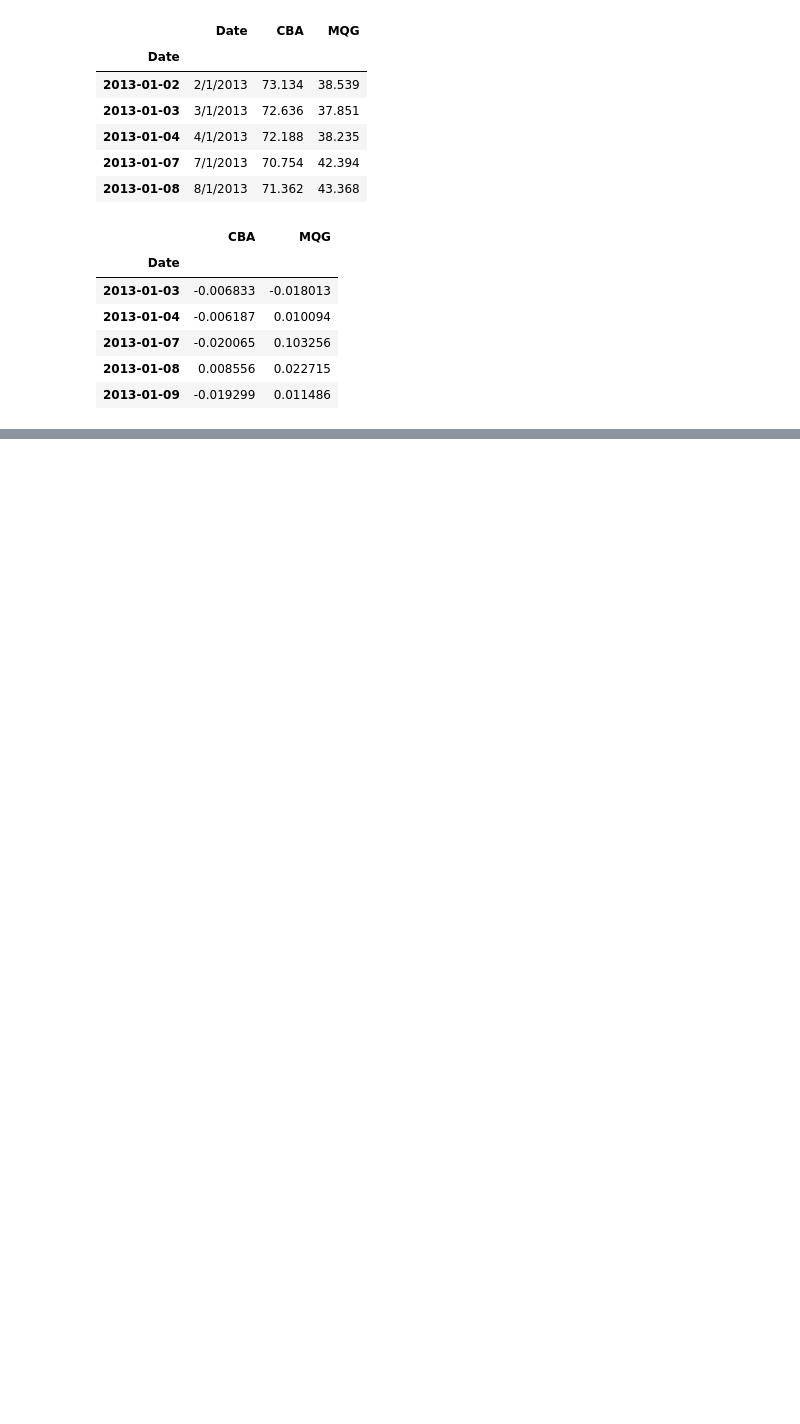
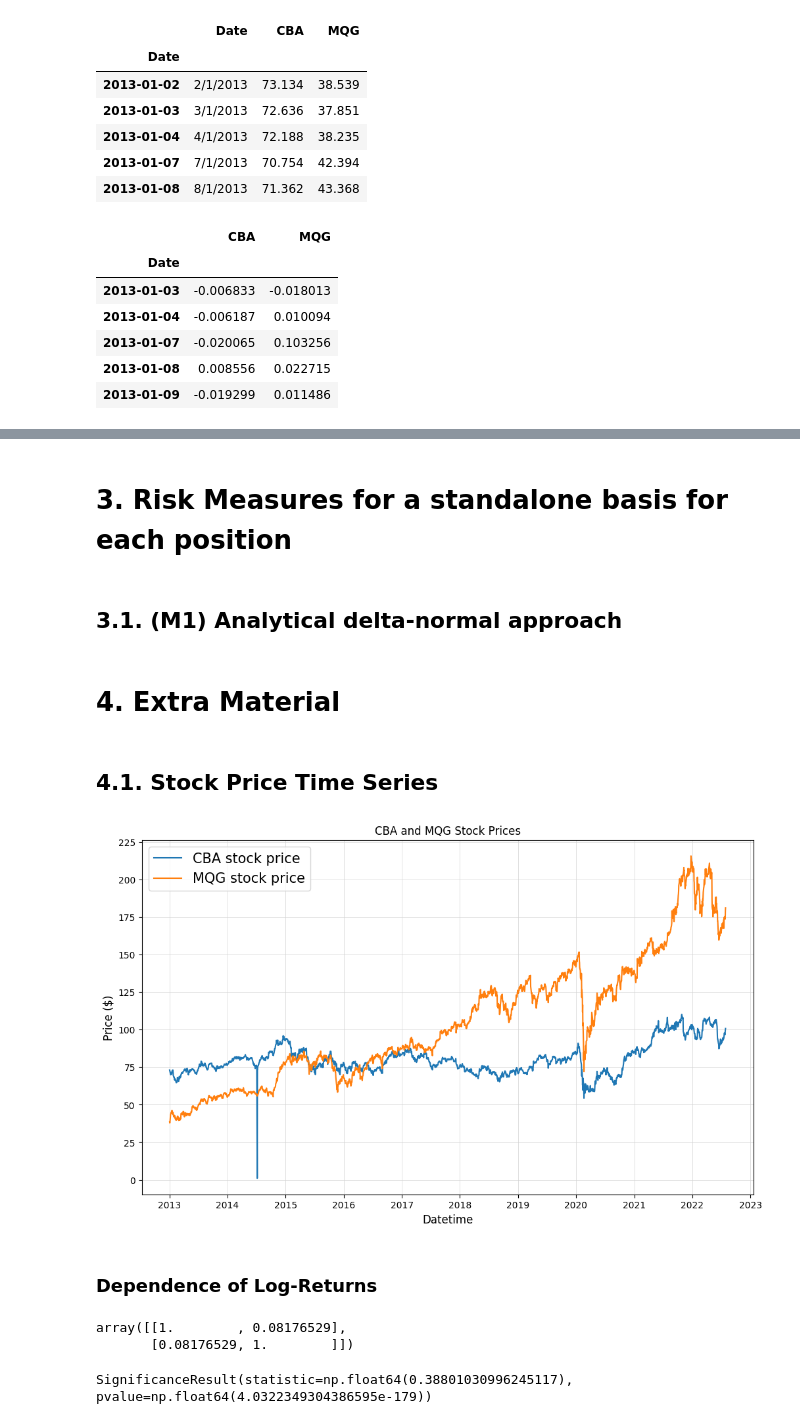
Before and after one commit to thangtm58/quant-finance, a Jupyter notebook: risk_management/es_var_risk_measure.ipynb, the cells around one changed output, grey strips where cells are left out. Drawn from its saved outputs; the diff is of its cells as text; code cells hidden in the pictures; blank space fills up the shorter version.

```diff
--- a/risk_management/es_var_risk_measure.ipynb
+++ b/risk_management/es_var_risk_measure.ipynb
@@ -26,4 +28,7 @@ MQG_price = current_values[0,1]
 # %%
+# Price data
+price_df = df.copy()
+
 # Drop other columns
 df = df.drop(["Date"], axis=1)
 
@@ -301,0 +416,4 @@ def BSgamma(spot_price, strike_price, time_to_maturity, risk_free_rate, dividend
+# %% [markdown]
+# 3. Risk Measures for a standalone basis for each position
+# %% [markdown]
+## 3.1. (M1) Analytical delta-normal approach
@@ -301,0 +430,39 @@ def BSgamma(spot_price, strike_price, time_to_maturity, risk_free_rate, dividend
+# %% [markdown]
+# 4. Extra Material
+# %% [markdown]
+## 4.1. Stock Price Time Series
+# %%
+plt.plot(price_df.index, price_df['CBA'], label='CBA stock price')
+plt.plot(price_df.index, price_df['MQG'], label='MQG stock price')
+plt.title("CBA and MQG Stock Prices")
+plt.legend(fontsize="15")
+
+# Set labels and ticks
+plt.xlabel('Datetime', fontsize=12)
+plt.ylabel('Price ($)', fontsize=12)
+plt.yticks(range(0, 250, 25))  # This will set ticks at intervals of 25 up to 250
+
+# Design figure
+fig = plt.gcf()  # Get the current figure
+fig.set_size_inches(12, 7, forward=True)
+plt.grid(color='lightgray', linestyle='-', linewidth=0.5)
+
+# Defining and displaying all time axis ticks
+# ticks = list(price_df.index)
+# plt.xticks(ticks, rotation=45)
+# %% [output]
+[figure, added]
+# %% [markdown]
+### Dependence of Log-Returns
+# %%
+# Linear correlation
+np.corrcoef(df, rowvar = False)
+# %% [output]
+array([[1.        , 0.08176529],
+       [0.08176529, 1.        ]])
+# %%
+# Kendall's tau
+log_ret_tau = stats.kendalltau(df['CBA'], df['MQG'])
+log_ret_tau
+# %% [output]
+SignificanceResult(statistic=np.float64(0.38801030996245117), pvalue=np.float64(4.0322349304386595e-179))
```
Also changed, not shown: parts of 26 cells of this notebook.
